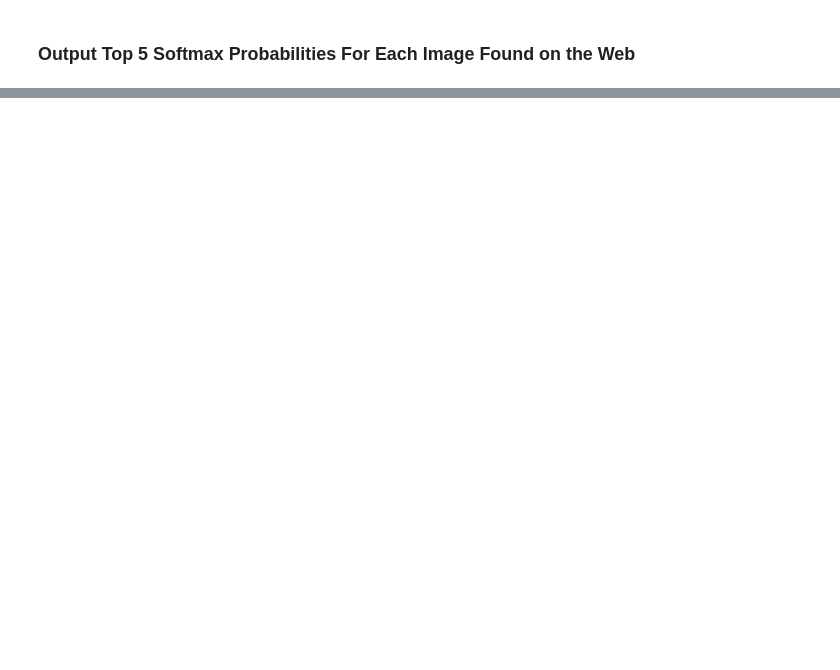
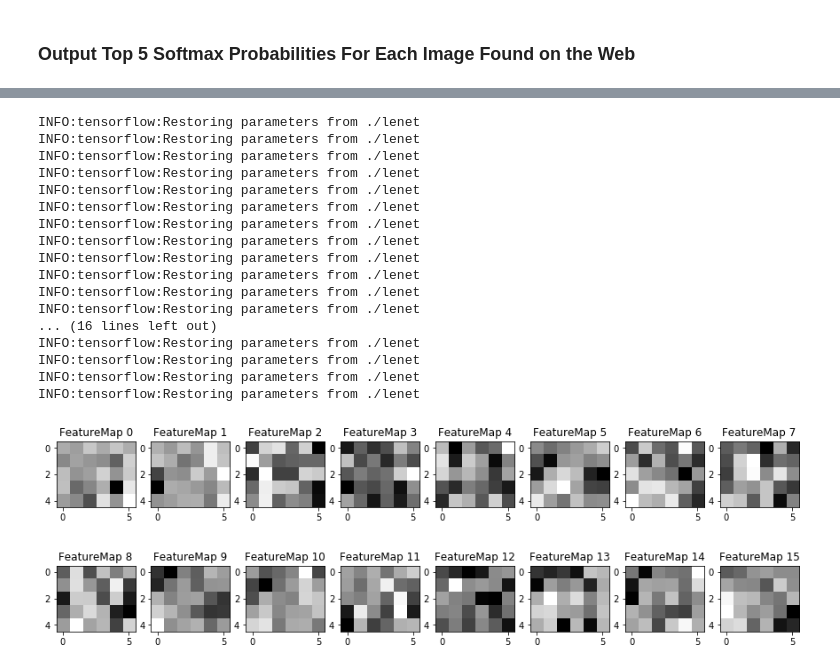
Before and after one commit to rjmoss/CarND-Traffic-Sign-Classifier-Project, a Jupyter notebook: Traffic_Sign_Classifier.ipynb, the cells around one changed output, grey strips where cells are left out. Drawn from its saved outputs; the diff is of its cells as text; code cells hidden in the pictures; blank space fills up the shorter version.

```diff
--- a/Traffic_Sign_Classifier.ipynb
+++ b/Traffic_Sign_Classifier.ipynb
@@ -550,7 +401,13 @@ BATCH_SIZE = 128
 # %%
 logits = LeNet(x)
+label_predictions = tf.nn.softmax(logits)
 cross_entropy = tf.nn.softmax_cross_entropy_with_logits(labels=one_hot_y, logits=logits)
 loss_operation = tf.reduce_mean(cross_entropy)
 optimizer = tf.train.AdamOptimizer(learning_rate = learning_rate)
 training_operation = optimizer.minimize(loss_operation)
+
+correct_prediction = tf.equal(tf.argmax(logits, 1), tf.argmax(one_hot_y, 1))
+accuracy_operation = tf.reduce_mean(tf.cast(correct_prediction, tf.float32))
+
+saver = tf.train.Saver()
 # %%
@@ -768,13 +593,8 @@ X_new = X_new / 255. - 0.5
 # %% [markdown]
 ### Analyze Performance
 # %%
-### Calculate the accuracy for these 5 new images.
-### For example, if the model predicted 1 out of 5 signs correctly, it's 20% accurate on these new images.
 with tf.Session() as sess:
-#     saver = tf.train.import_meta_graph('lenet.meta')
-    saver.restore(sess,tf.train.latest_checkpoint('./'))
-#     saver.restore(sess, "./lenet")
-#     saver.restore(sess, tf.train.latest_checkpoint('.'))
+    saver.restore(sess,tf.train.latest_checkpoint('.'))
 
     _, test_accuracy = evaluate(X_new, y_new)
     print("Test Accuracy = {:.3f}".format(test_accuracy))
@@ -832,0 +606,12 @@ Once you have completed the code implementation, document your results in a proj
+# %%
+with tf.Session() as sess:
+    saver.restore(sess, "./lenet")
+    predictions = sess.run(label_predictions,
+                  feed_dict={x: X_new, y: y_new})
+    top5_pred, idxs = sess.run(tf.nn.top_k(predictions, k=5))
+
+    for i, top5, top5_prob in zip(y_new, idxs, top5_pred):
+        print('---')
+        print(signnames[i])
+        for idx, p in zip(top5, top5_prob):
+            print(p, '  ', signnames[idx])
@@ -864,7 +667,13 @@ def outputFeatureMap(image_input, tf_activation, activation_min=-1, activation_m
     # image_input =
     # Note: x should be the same name as your network's tensorflow data placeholder variable
     # If you get an error tf_activation is not defined it may be having trouble accessing the variable from inside a function
-    activation = tf_activation.eval(session=sess,feed_dict={x : image_input})
+#     activation = tf_activation.eval(session=sess, feed_dict={x : image_input})
+
+    sess = tf.Session()
+    saver = tf.train.Saver()
+    saver.restore(sess,tf.train.latest_checkpoint('.'))
+    activation = sess.run(tf_activation,feed_dict={x:image_input})
+
     featuremaps = activation.shape[3]
     plt.figure(plt_num, figsize=(15,15))
     for featuremap in range(featuremaps):
@@ -878,3 +687,31 @@ def outputFeatureMap(image_input, tf_activation, activation_min=-1, activation_m
             plt.imshow(activation[0,:,:, featuremap], interpolation="nearest", vmin=activation_min, cmap="gray")
         else:
             plt.imshow(activation[0,:,:, featuremap], interpolation="nearest", cmap="gray")
+# %%
+# Note - using the already preprocessd image
+for v in tf.global_variables():
+    outputFeatureMap(X_train_normalised[4:5], var)
+
+# var = [v for v in tf.global_variables() if v.name == 'Variable_1:0'][0]
+# outputFeatureMap(X_train_normalised[4:5], var)
+# outputFeatureMap(X_train_normalised[5], conv2)
+# outputFeatureMap(X_train_normalised[5], fc1)
+# %% [output]
+INFO:tensorflow:Restoring parameters from ./lenet
+INFO:tensorflow:Restoring parameters from ./lenet
+INFO:tensorflow:Restoring parameters from ./lenet
+INFO:tensorflow:Restoring parameters from ./lenet
+INFO:tensorflow:Restoring parameters from ./lenet
+INFO:tensorflow:Restoring parameters from ./lenet
+INFO:tensorflow:Restoring parameters from ./lenet
+INFO:tensorflow:Restoring parameters from ./lenet
+INFO:tensorflow:Restoring parameters from ./lenet
+INFO:tensorflow:Restoring parameters from ./lenet
+INFO:tensorflow:Restoring parameters from ./lenet
+INFO:tensorflow:Restoring parameters from ./lenet
+... (16 lines left out)
+INFO:tensorflow:Restoring parameters from ./lenet
+INFO:tensorflow:Restoring parameters from ./lenet
+INFO:tensorflow:Restoring parameters from ./lenet
+INFO:tensorflow:Restoring parameters from ./lenet
+[figure, added]
```
Also changed, not shown: parts of 51 cells of this notebook, 9 other files.
